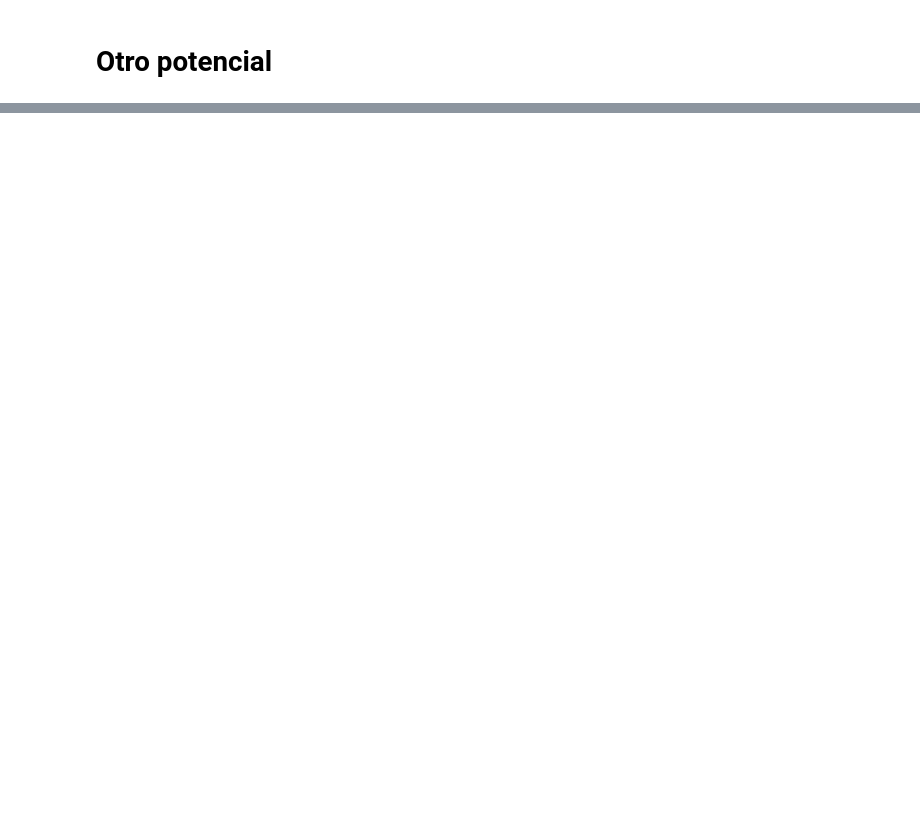
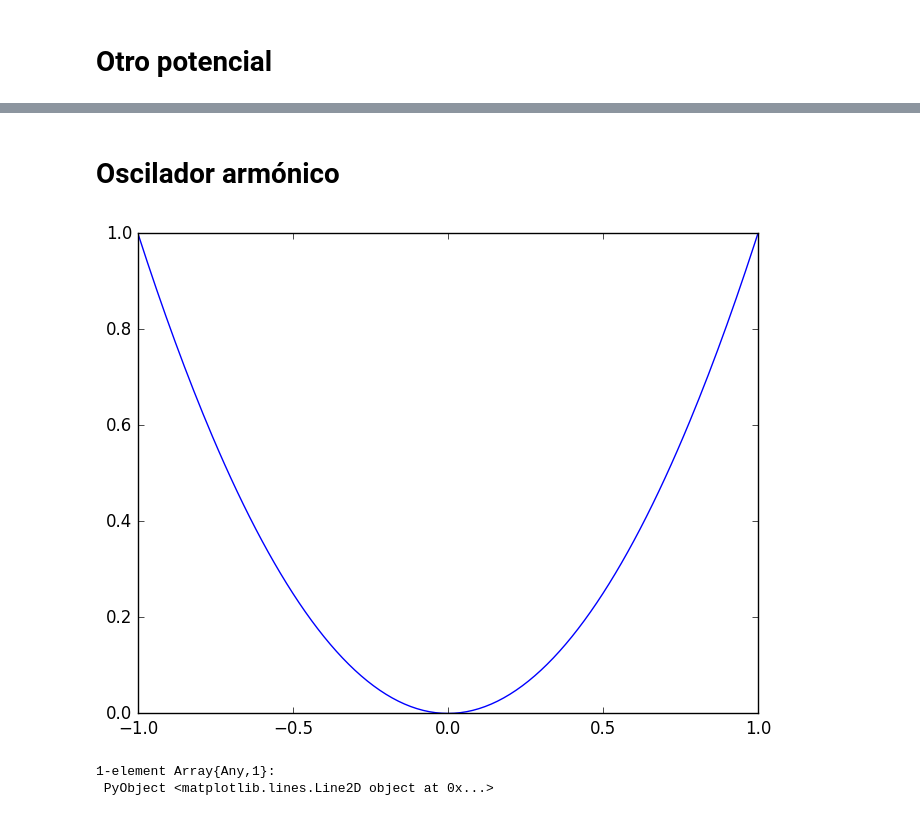
Before and after one commit to davidamaro/finalcompu, a Jupyter notebook: trabajo.ipynb, the cells around one changed output, grey strips where cells are left out. Drawn from its saved outputs; the diff is of its cells as text; code cells hidden in the pictures; blank space fills up the shorter version.

Commit message:
Mejorado oscilador armónico. Compactado potencial de Lennard-Jones

```diff
--- a/trabajo.ipynb
+++ b/trabajo.ipynb
@@ -321,0 +480,15 @@ psis(0.2829412375635918)
+# %% [markdown]
+# Oscilador armónico
+# %%
+V = Float64[]
+
+for x in -1:dx:1
+    push!(V,x^2)
+end
+
+x = [-1:dx:1]
+plot(x,V)
+# %% [output]
+[figure, added]
+1-element Array{Any,1}:
+ PyObject <matplotlib.lines.Line2D object at 0x...>
```
Also changed, not shown: parts of 40 cells of this notebook.
